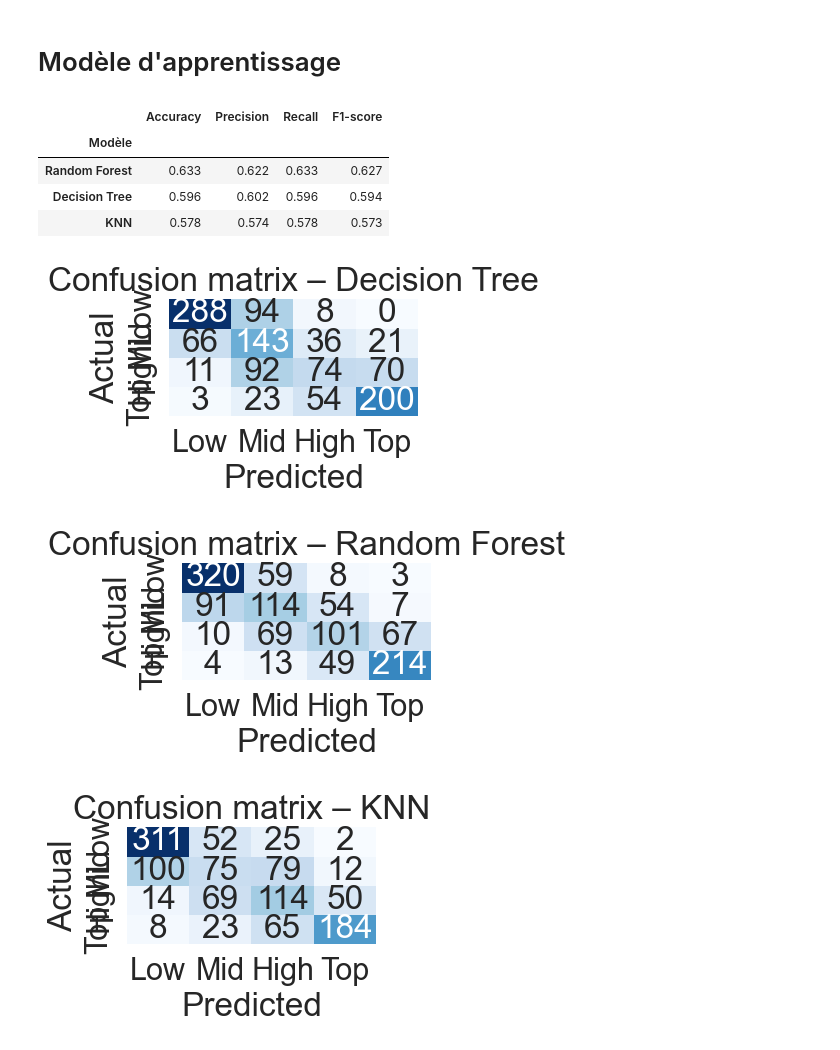
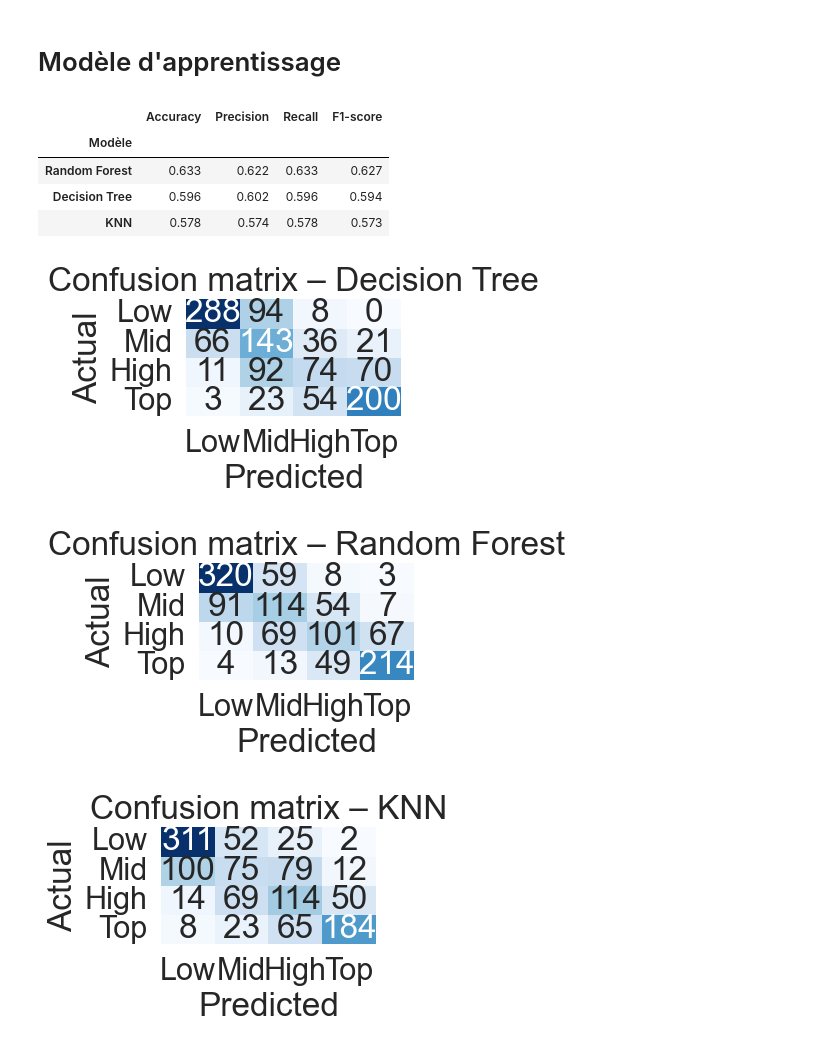
Before and after one commit to Carac92/esgi-spark-core-template, a Jupyter notebook: python-jupyter/main.ipynb, the cells around one changed output. Saved outputs shown, nothing was run; the diff lists cells and outputs as text; code cells hidden in the pictures.

Commit message:
display fix for graphs

```diff
--- a/python-jupyter/main.ipynb
+++ b/python-jupyter/main.ipynb
@@ -298,37 +298,38 @@ for name, clf in models.items():
                                average="weighted", zero_division=0),
     })
     conf_mats[name] = confusion_matrix(y_test, y_pred, labels=labels)
 
 # ------------------------------------------------------------------
 # 7) Tableau comparatif ----------------------------------------------
 results_df = (
     pd.DataFrame(results)
       .set_index("Modèle")
       .sort_values("F1-score", ascending=False)
       .round(3)
 )
 display(results_df)
 
 # ------------------------------------------------------------------
 # 8) Heatmaps des matrices de confusion ------------------------------
 for name, cm in conf_mats.items():
     plt.figure(figsize=(4, 3))
-    sns.heatmap(cm, annot=True, fmt="d", cmap="Blues", cbar=False,
+    heatmap = sns.heatmap(cm, annot=True, fmt="d", cmap="Blues", cbar=False,
                 xticklabels=labels, yticklabels=labels)
+    heatmap.set_yticklabels(heatmap.get_yticklabels(), rotation=0, ha="right")
     plt.title(f"Confusion matrix – {name}")
     plt.xlabel("Predicted")
     plt.ylabel("Actual")
     plt.tight_layout()
     plt.show()
 # %% [output]
 |  | Accuracy | Precision | Recall | F1-score |
 | Modèle |  |  |  |  |
 | Random Forest | 0.633 | 0.622 | 0.633 | 0.627 |
 | Decision Tree | 0.596 | 0.602 | 0.596 | 0.594 |
 | KNN | 0.578 | 0.574 | 0.578 | 0.573 |
-[figure, old version]
+[figure, new version]
-[figure, old version]
+[figure, new version]
-[figure, old version]
+[figure, new version]
 # %%
 # ----------------------------------------------------------------
 # 0) LISTES des variables retenues -------------------------------
```
Also changed, not shown: parts of 2 cells of this notebook.
